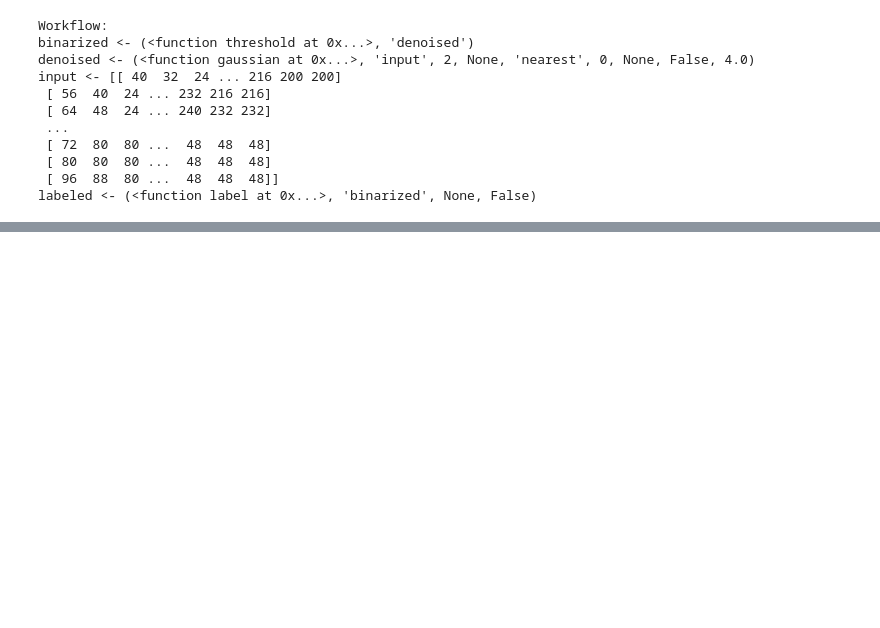
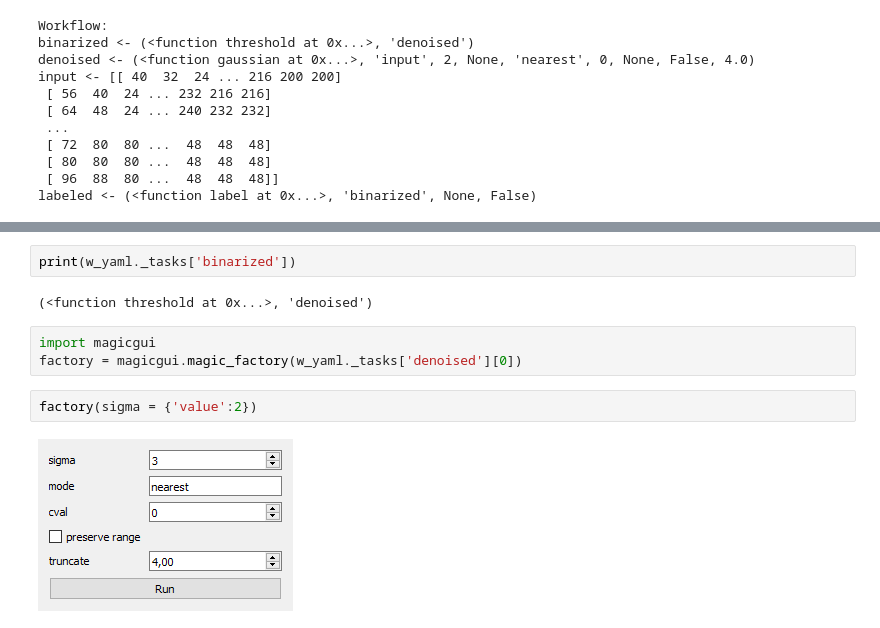
Before and after one commit to Cryaaa/napari-workflows, a Jupyter notebook: docs/Deserialising our Workflows.ipynb, the cells around one changed output, grey strips where cells are left out. Cells and saved outputs as stored; diff of their text form; blank space fills up the shorter version.

Commit message:
testing magicgui implementation and signatures

```diff
--- a/docs/Deserialising our Workflows.ipynb
+++ b/docs/Deserialising our Workflows.ipynb
@@ -82,0 +84,11 @@ imshow(result_yaml)
+# %%
+print(w_yaml._tasks['binarized'])
+# %% [output]
+(<function threshold at 0x...>, 'denoised')
+# %%
+import magicgui
+factory = magicgui.magic_factory(w_yaml._tasks['denoised'][0])
+# %%
+factory(sigma = {'value':2})
+# %% [output]
+[figure, added]
```
Also changed, not shown: parts of 14 cells of this notebook, 2 other files.
